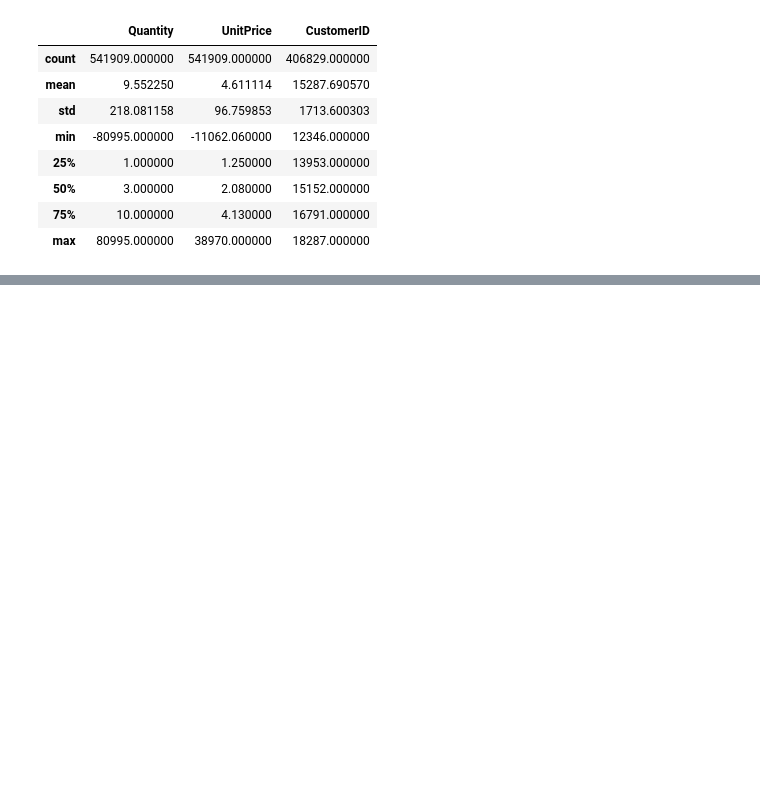
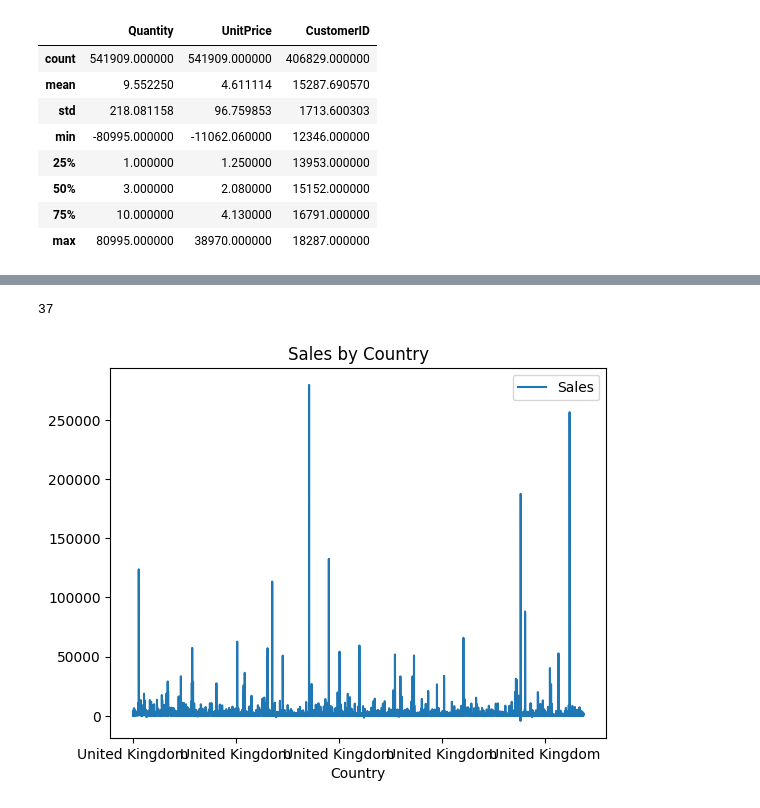
Before and after one commit to monkmode3600rounds-crypto/ai-ml-summer-2026, a Jupyter notebook: notebooks/e-commerce data analytics.ipynb, the cells around one changed output, grey strips where cells are left out. Saved outputs shown, nothing was run; the diff lists cells and outputs as text; code cells hidden in the pictures; blank space fills up the shorter version.

Commit message:
Spending per capita and graphical changes

```diff
--- a/notebooks/e-commerce data analytics.ipynb
+++ b/notebooks/e-commerce data analytics.ipynb
@@ -142,3 +61,0 @@ No_of_transactions_in_each_country.idxmax()
-# %%
-df['Revenue']=df['Quantity']*df['UnitPrice']
-#Revenue gain from each record
@@ -161,0 +77,8 @@ df.groupby('Description')['Quantity'].sum().idxmax()
+# %%
+# 假設你有兩個 DataFrame
+orders = df.groupby('CustomerID')['Sales'].sum().reset_index()
+orders
+#what is reset_index() is doing? turn the orders from series into dataframe
+# what is a series
+#series does not has attribute
+#I also find that the print from jupyternotebook of both series and dataframe are quite different
@@ -161,0 +99,7 @@ df.groupby('Description')['Quantity'].sum().idxmax()
+# %%
+country = df[['CustomerID', 'Country']].drop_duplicates()
+country.head()
+#.drop_duplicates removes any duplicates on the index
+#index msut be unique for any database
+# why when selecting two columns another [] must be used or else keyerror will be spot out?
+#python does not have unique check
@@ -161,0 +113,6 @@ df.groupby('Description')['Quantity'].sum().idxmax()
+# %%
+# 合併兩個 DataFrame
+result = orders.merge(country)
+print(result.head(5))
+#it becomes a series
+#python can auto detect the common indexes?
@@ -161,0 +140,14 @@ df.groupby('Description')['Quantity'].sum().idxmax()
+# %%
+result['Country'].nunique()
+# %% [output]
+37
+# %%
+import matplotlib.pyplot as plt
+
+# 用你剛做的 result
+result.plot(x='Country', y='Sales', kind='line')
+plt.title('Sales by Country')
+plt.savefig('chart.png')
+plt.show()
+# %% [output]
+[figure, added]
```
Also changed, not shown: parts of 30 cells of this notebook, 1 other file.
